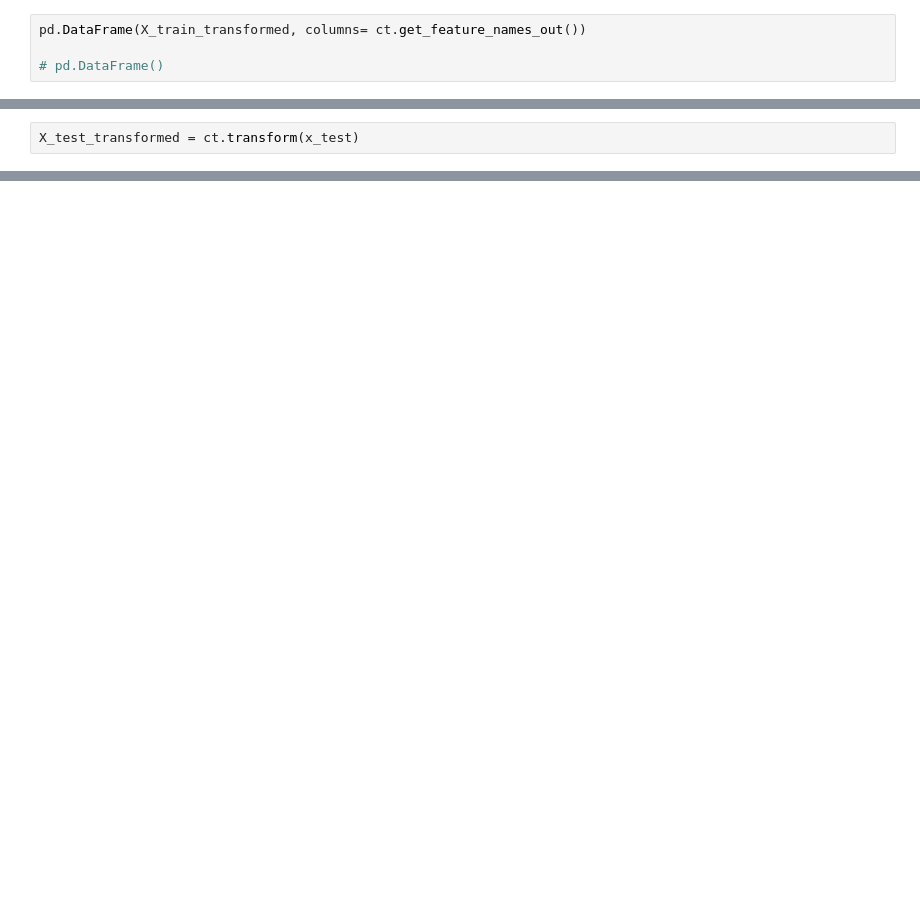
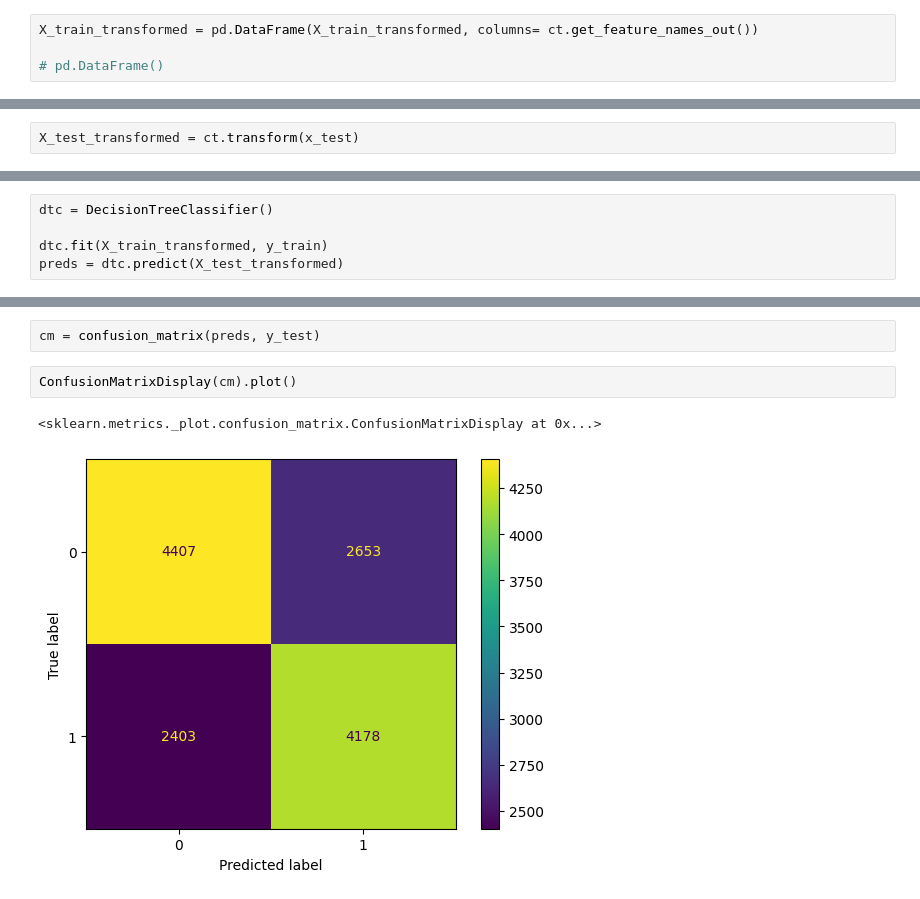
Before and after one commit to VishalMurya/Cardio_ML, a Jupyter notebook: Cardio.ipynb, the cells around one changed output, grey strips where cells are left out. Saved outputs shown, nothing was run; the diff lists cells and outputs as text; blank space fills up the shorter version.

Commit message:
Model Training

```diff
--- a/Cardio.ipynb
+++ b/Cardio.ipynb
@@ -416,4 +459,4 @@ x_test
 # %%
-pd.DataFrame(X_train_transformed, columns= ct.get_feature_names_out())
+X_train_transformed = pd.DataFrame(X_train_transformed, columns= ct.get_feature_names_out())
 
 # pd.DataFrame()
@@ -435,0 +509,5 @@ X_test_transformed = ct.transform(x_test)
+# %%
+dtc = DecisionTreeClassifier()
+
+dtc.fit(X_train_transformed, y_train)
+preds = dtc.predict(X_test_transformed)
@@ -435,0 +526,7 @@ X_test_transformed = ct.transform(x_test)
+# %%
+cm = confusion_matrix(preds, y_test)
+# %%
+ConfusionMatrixDisplay(cm).plot()
+# %% [output]
+<sklearn.metrics._plot.confusion_matrix.ConfusionMatrixDisplay at 0x...>
+[figure, added]
```
Also changed, not shown: parts of 34 cells of this notebook.
